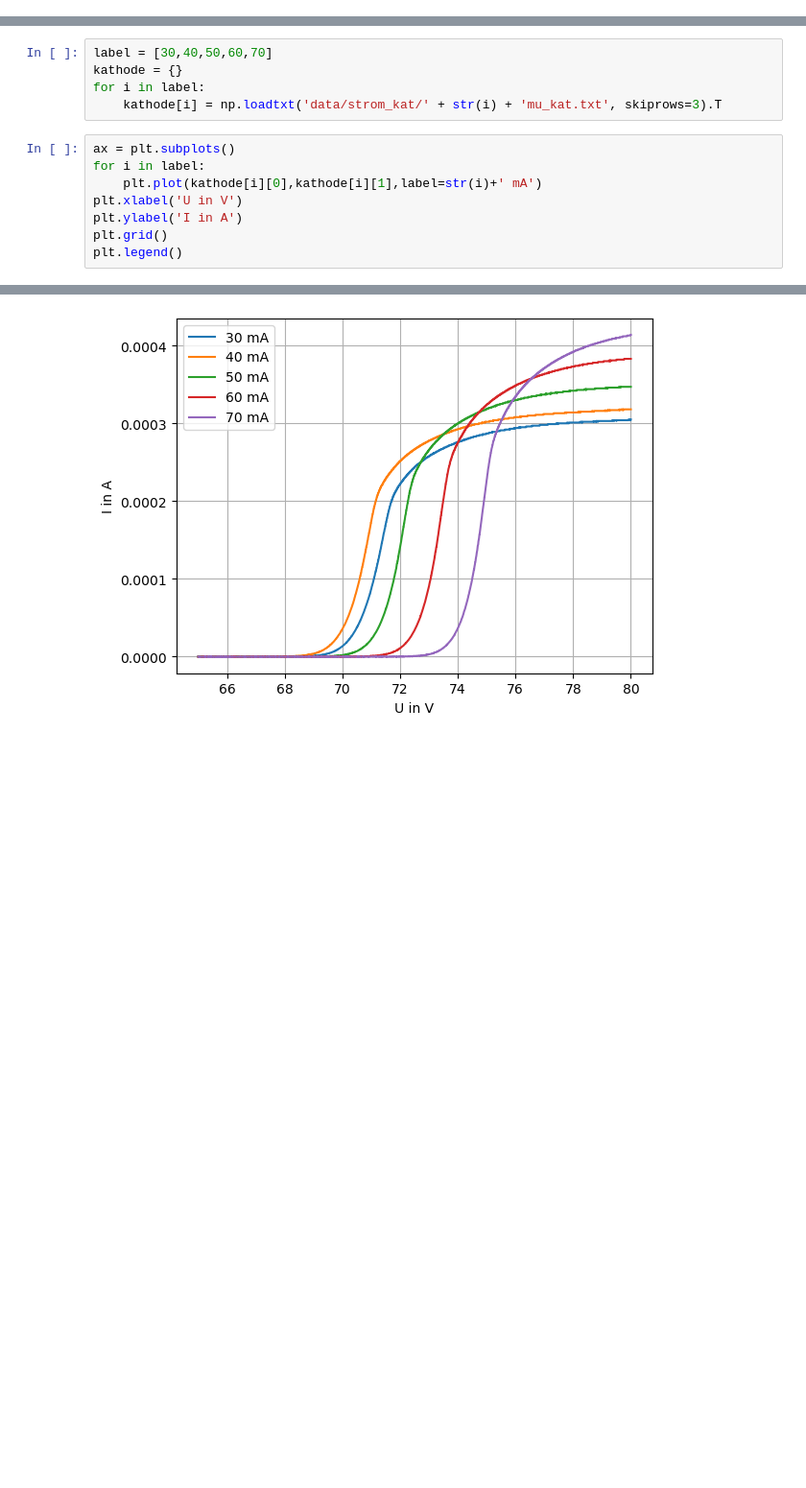
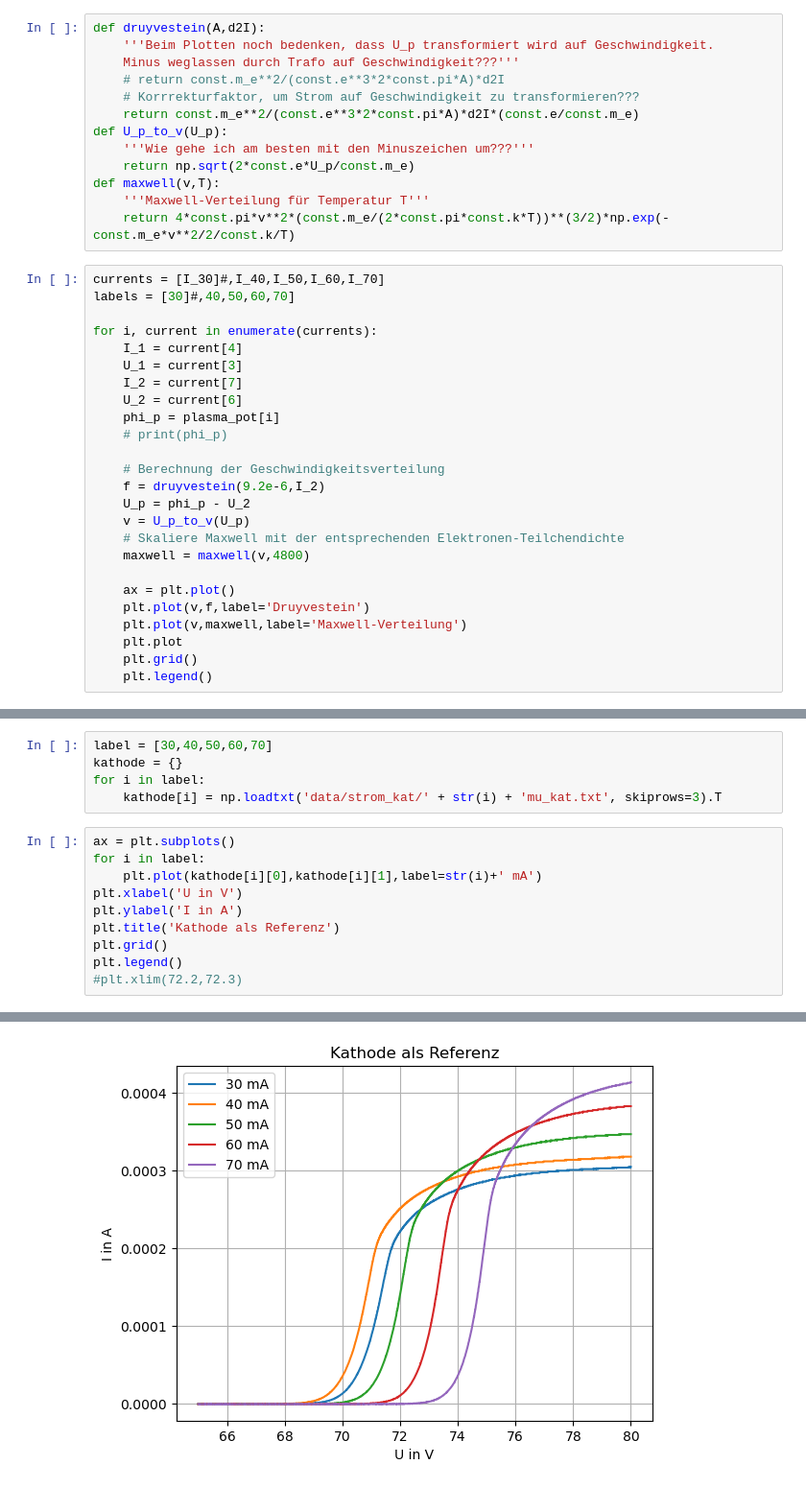
Before and after one commit to hannes-ebe/F-Prak, a Jupyter notebook: langmuir/Automatisierte_Messung.ipynb, the cells around one changed output, grey strips where cells are left out. Shown at 96% size. Drawn from its saved outputs; the diff is of its cells as text; blank space fills up the shorter version.

```diff
--- a/langmuir/Automatisierte_Messung.ipynb
+++ b/langmuir/Automatisierte_Messung.ipynb
@@ -70,0 +368,38 @@ plt.hlines(-14,U[u1],U[u2])
+# %%
+def druyvestein(A,d2I):
+    '''Beim Plotten noch bedenken, dass U_p transformiert wird auf Geschwindigkeit.
+    Minus weglassen durch Trafo auf Geschwindigkeit???'''
+    # return const.m_e**2/(const.e**3*2*const.pi*A)*d2I
+    # Korrrekturfaktor, um Strom auf Geschwindigkeit zu transformieren???
+    return const.m_e**2/(const.e**3*2*const.pi*A)*d2I*(const.e/const.m_e)
+def U_p_to_v(U_p):
+    '''Wie gehe ich am besten mit den Minuszeichen um???'''
+    return np.sqrt(2*const.e*U_p/const.m_e)
+def maxwell(v,T):
+    '''Maxwell-Verteilung für Temperatur T'''
+    return 4*const.pi*v**2*(const.m_e/(2*const.pi*const.k*T))**(3/2)*np.exp(-const.m_e*v**2/2/const.k/T)
+# %%
+currents = [I_30]#,I_40,I_50,I_60,I_70]
+labels = [30]#,40,50,60,70]
+
+for i, current in enumerate(currents):
+    I_1 = current[4]
+    U_1 = current[3]
+    I_2 = current[7]
+    U_2 = current[6]
+    phi_p = plasma_pot[i]
+    # print(phi_p)
+
+    # Berechnung der Geschwindigkeitsverteilung
+    f = druyvestein(9.2e-6,I_2)
+    U_p = phi_p - U_2
+    v = U_p_to_v(U_p)
+    # Skaliere Maxwell mit der entsprechenden Elektronen-Teilchendichte
+    maxwell = maxwell(v,4800)
+
+    ax = plt.plot()
+    plt.plot(v,f,label='Druyvestein')
+    plt.plot(v,maxwell,label='Maxwell-Verteilung')
+    plt.plot
+    plt.grid()
+    plt.legend()
@@ -78,11 +415,13 @@ for i in label:
 # %%
 ax = plt.subplots()
 for i in label:
     plt.plot(kathode[i][0],kathode[i][1],label=str(i)+' mA')
 plt.xlabel('U in V')
 plt.ylabel('I in A')
+plt.title('Kathode als Referenz')
 plt.grid()
 plt.legend()
+#plt.xlim(72.2,72.3)
 # %% [output]
 <matplotlib.legend.Legend at 0x...>
-[figure, old version]
+[figure, new version]
```
Also changed, not shown: parts of 25 cells of this notebook.
